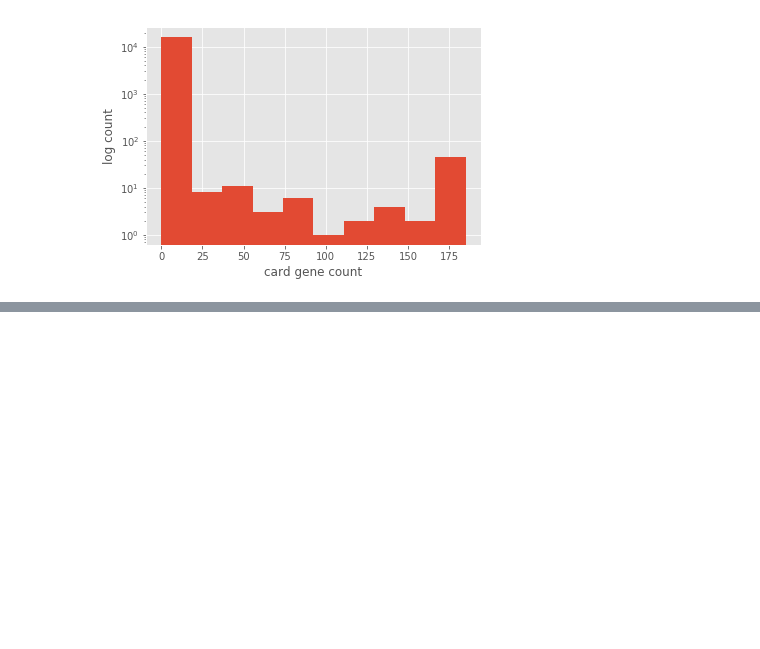
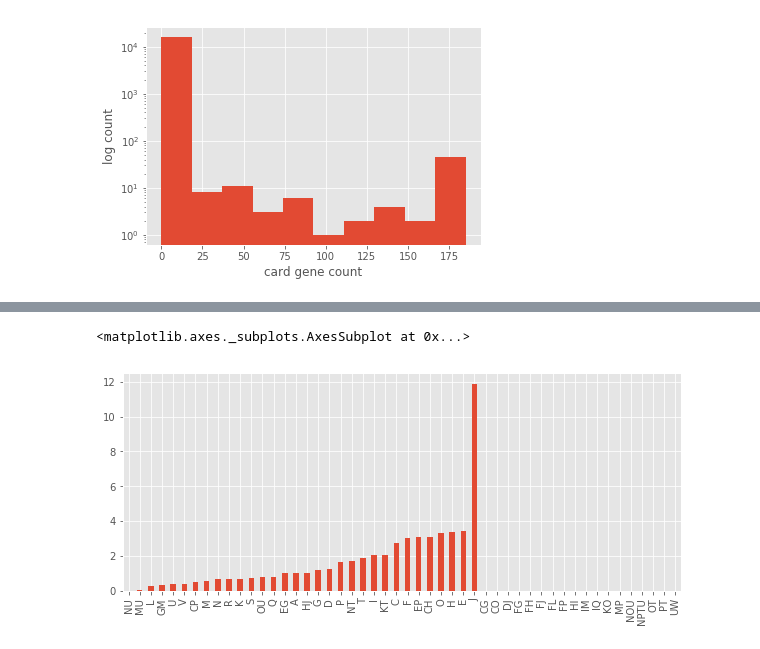
Before and after one commit to algaebrown/pangenomeExp, a Jupyter notebook: exp2_cdhit/20171010just_pangenome.ipynb, the cells around one changed output, grey strips where cells are left out. Cells and saved outputs as stored; diff of their text form; code cells hidden in the pictures; blank space fills up the shorter version.

```diff
--- a/exp2_cdhit/20171010just_pangenome.ipynb
+++ b/exp2_cdhit/20171010just_pangenome.ipynb
@@ -183,0 +141,6 @@ ct
+# %%
+cog_group_ratio = cog_freq['core']/cog_freq['acc']
+cog_group_ratio.sort_values().plot.bar(figsize = (10,4))
+# %% [output]
+<matplotlib.axes._subplots.AxesSubplot at 0x...>
+[figure, added]
```
Also changed, not shown: parts of 25 cells of this notebook, 1 other file.
